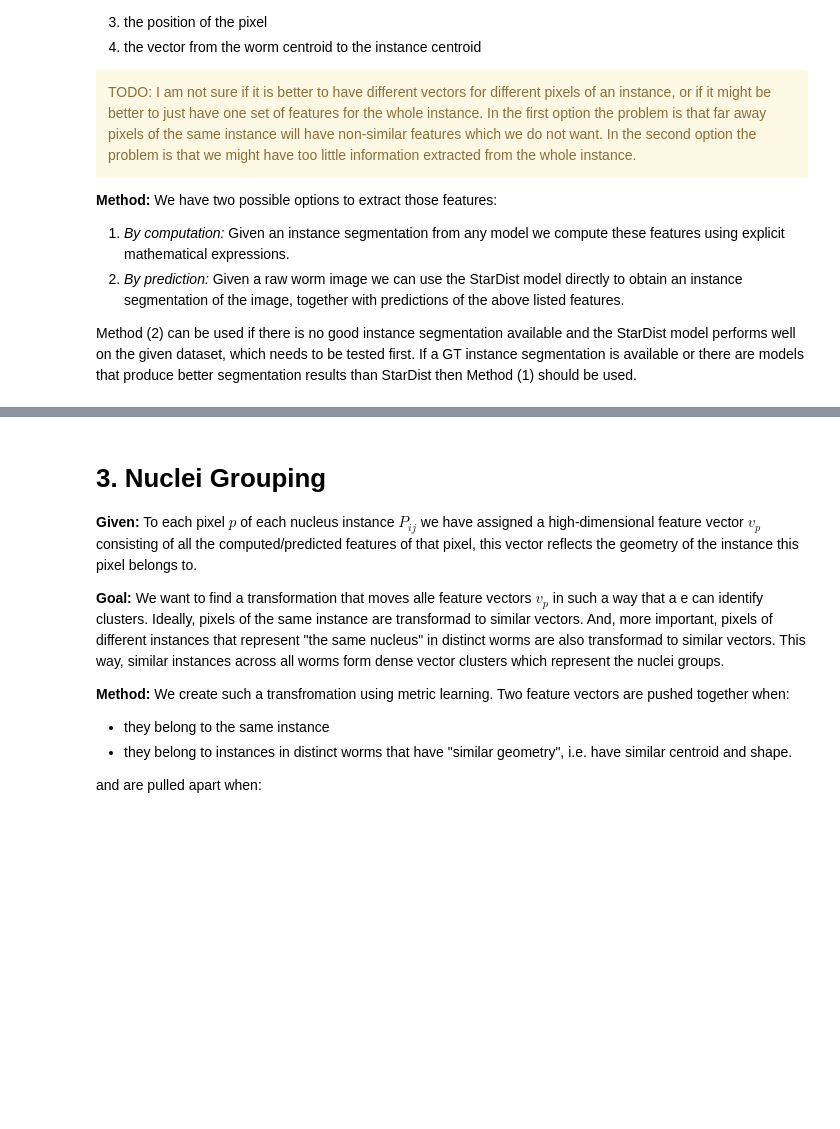
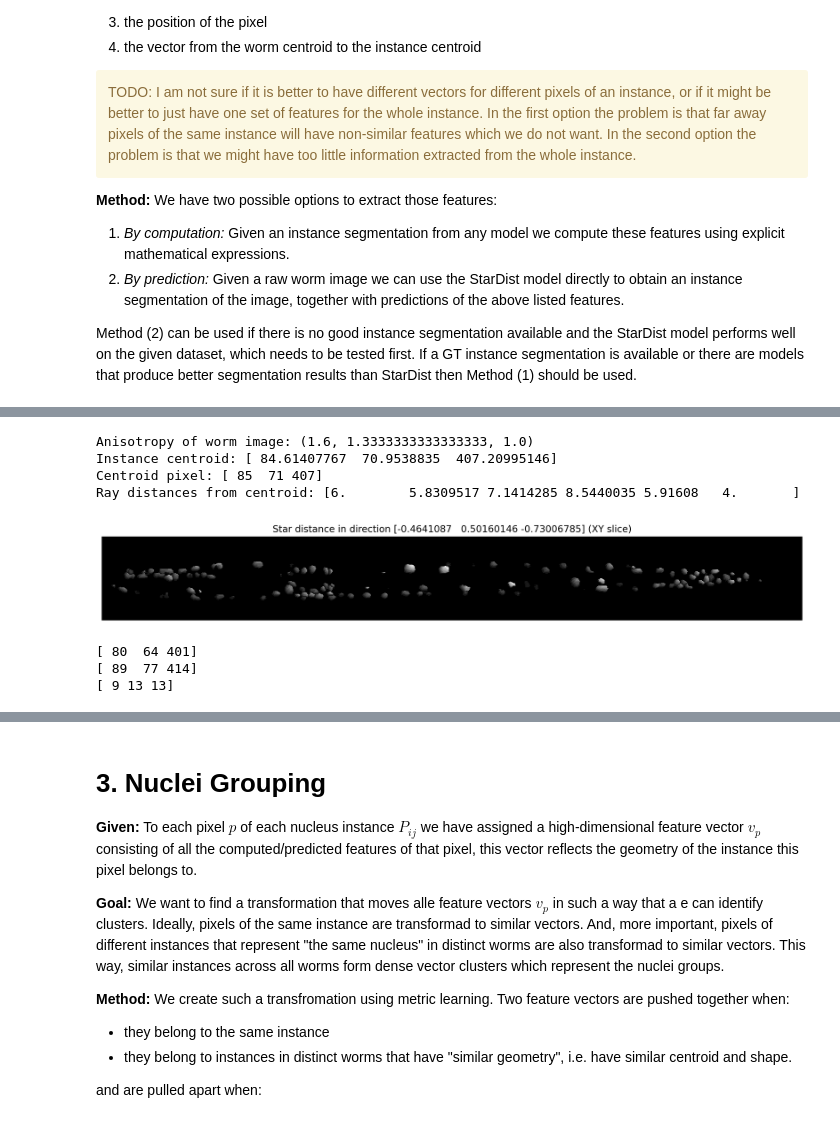
Before and after one commit to chrzzl/stardist, a Jupyter notebook: examples/worms/main.ipynb, the cells around one changed output, grey strips where cells are left out. Saved outputs shown, nothing was run; the diff lists cells and outputs as text; code cells hidden in the pictures; blank space fills up the shorter version.

Commit message:
create feature representations

```diff
--- a/examples/worms/main.ipynb
+++ b/examples/worms/main.ipynb
@@ -96,6 +100,9 @@ I am not sure if it is better to have different vectors for different pixels of
 2) *By prediction:* Given a raw worm image we can use the StarDist model directly to obtain an instance segmentation of the image, together with predictions of the above listed features.
 
 Method (2) can be used if there is no good instance segmentation available and the StarDist model performs well on the given dataset, which needs to be tested first. If a GT instance segmentation is available or there are models that produce better segmentation results than StarDist then Method (1) should be used.
+# %%
+NUM_RAYS = 6 # Number of 3D rays to represent the shape of a nucleus instance; default: 64
+USE_ANISOTROPY = True
 # %%
 # TODO: We want a list "all_instances" of dictionaries which is indexed by tuples (worm_id, instance_id).
 # For each instances (w_id, i_id), we want a dictionary which can be easily extended with the following keys:
@@ -181,0 +245,65 @@ dict_values([<__main__.Instance object at 0x...>, <__main__.Instance object at 0
+# %%
+# Returns empirical anisotropy of labeled objects
+def calculate_anisotropy(mask):
+    extents = calculate_extents(mask)
+    anisotropy = tuple(np.max(extents) / extents)
+    return anisotropy
+
+
+# TODO: Retrieve ray data from instance
+def reconstruction_scores(n_rays, anisotropy):
+    scores = []
+    for r in tqdm(n_rays):
+        rays = Rays_GoldenSpiral(r, anisotropy=anisotropy)
+        Y_reconstructed = [relabel_image_stardist3D(lbl, rays) for lbl in Y]
+        mean_iou = matching_dataset(Y, Y_reconstructed, thresh=0, show_progress=False).mean_true_score
+        scores.append(mean_iou)
+    return scores
+# %%
+# Pick test instance
+test_worm_id = 0
+test_worm = ic.worms[test_worm_id]
+test_mask = test_worm.mask
+
+instance_id = test_worm.instance_ids[0]
+test_instance = test_worm.instances[(test_worm_id, instance_id)]
+
+# Create rays based on empirical anisotropy
+anisotropy = calculate_anisotropy(test_mask) if USE_ANISOTROPY else None
+print(f"Anisotropy of worm image: {anisotropy}")
+rays = Rays_GoldenSpiral(NUM_RAYS, anisotropy=anisotropy)
+
+# Compute stardist array
+star_dist_array = star_dist3D(test_mask, rays)
+
+# Compute ray distances from centroid
+centroid = np.round(test_instance.centroid).astype(int)
+print(f"Instance centroid: {test_instance.centroid}")
+print(f"Centroid pixel: {centroid}")
+dist = star_dist_array[centroid[0], centroid[1], centroid[2], :]
+print(f"Ray distances from centroid: {dist}")
+
+# Plot distance per pixel in some direction (2d slice)
+ray_idx = 1
+dist_img = star_dist_array[:,:,:,ray_idx]
+z = dist_img.shape[0] // 2
+
+plt.figure(figsize=(16,10))
+plt.imshow(dist_img[z],cmap='gray')
+plt.axis('off')
+plt.title(f'Star distance in direction {rays.vertices[ray_idx]} (XY slice)');
+# %% [output]
+Anisotropy of worm image: (1.6, 1.3333333333333333, 1.0)
+Instance centroid: [ 84.61407767  70.9538835  407.20995146]
+Centroid pixel: [ 85  71 407]
+Ray distances from centroid: [6.        5.8309517 7.1414285 8.5440035 5.91608   4.       ]
+[figure, added]
+# %%
+print(test_instance.bounding_min)
+print(test_instance.bounding_max)
+diam = test_instance.bounding_max - test_instance.bounding_min
+print(diam)
+# %% [output]
+[ 80  64 401]
+[ 89  77 414]
+[ 9 13 13]
```
Also changed, not shown: parts of 26 cells of this notebook.
